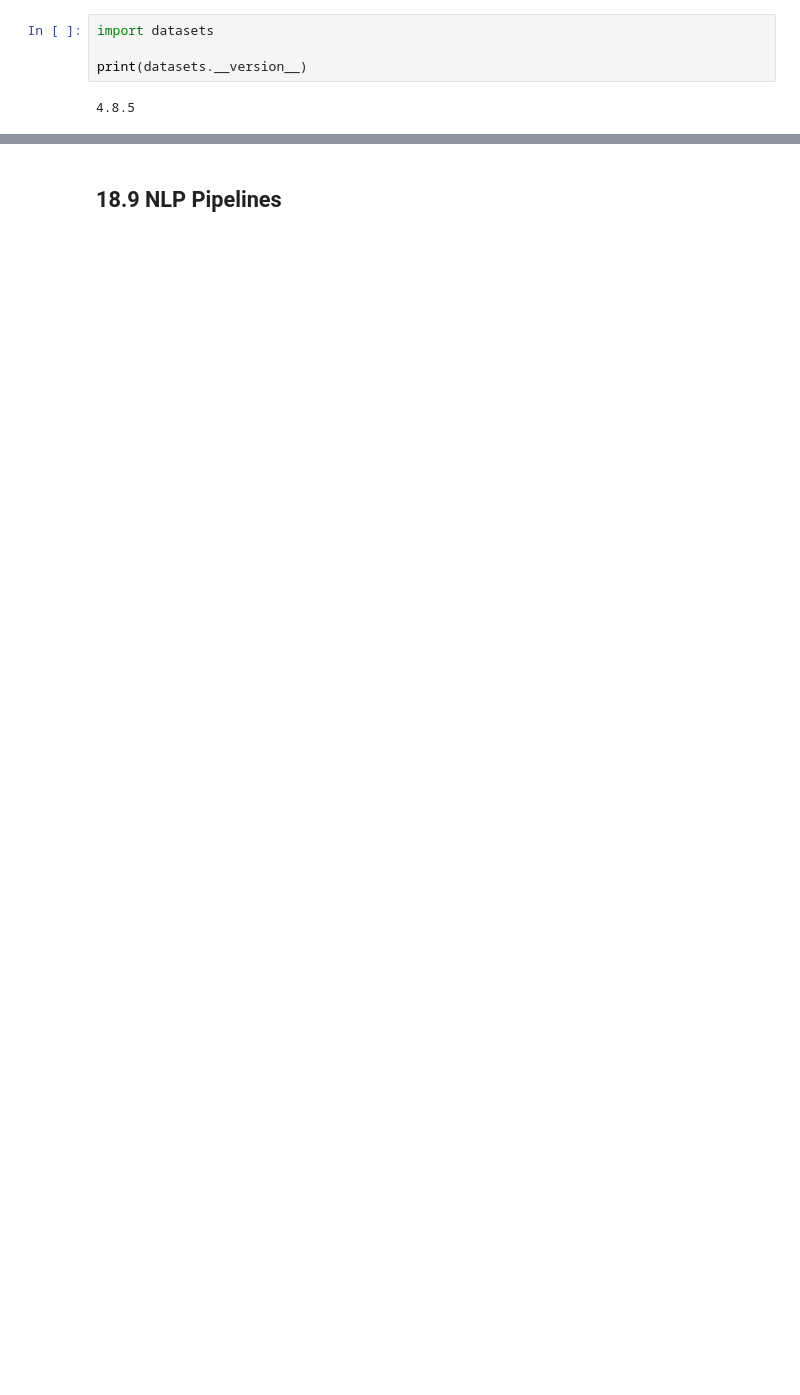
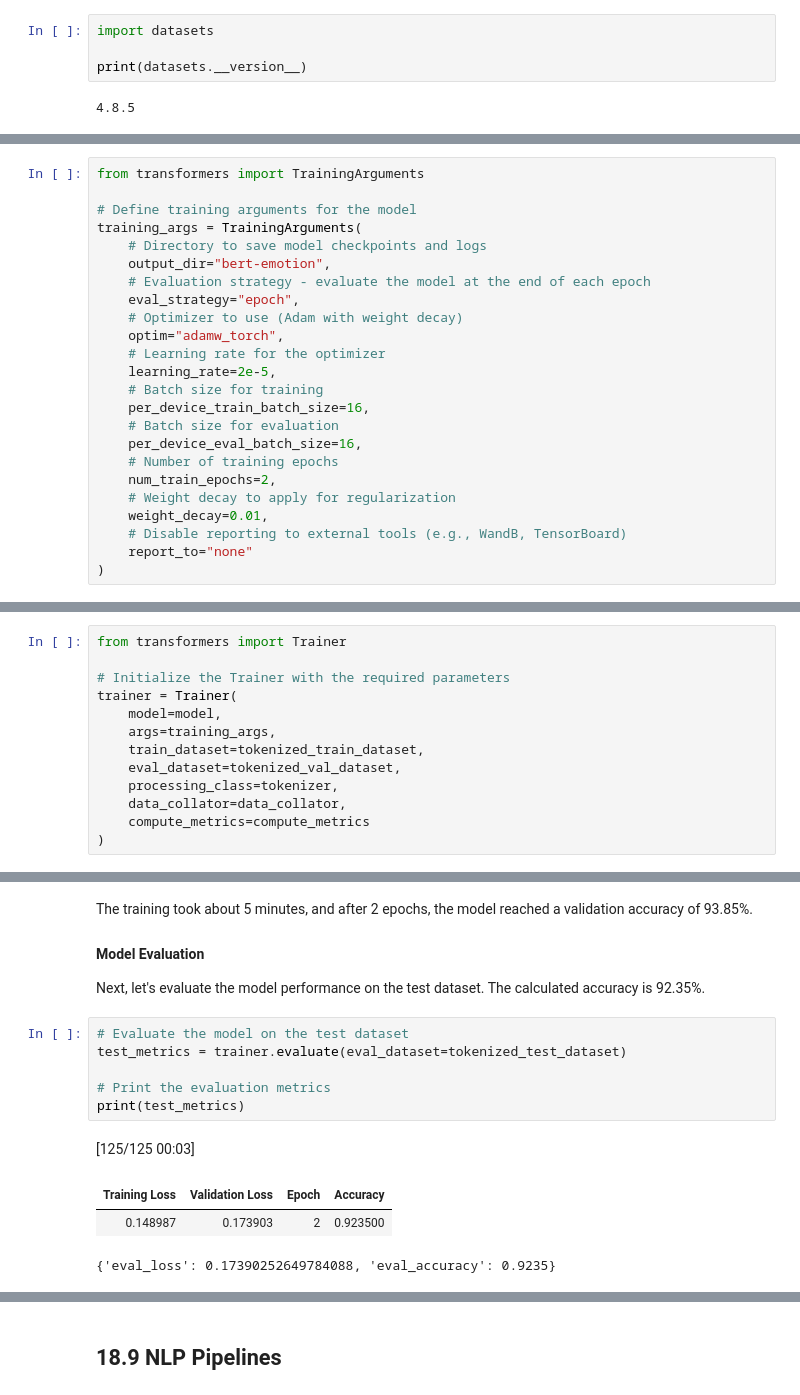
Before and after one commit to avakanski/Fall-2026-Applied-Data-Science-with-Python, a Jupyter notebook: Lectures/Theme_3-Model_Engineering/Lecture_18-NLP/Lecture_18-NLP.ipynb, the cells around one changed output, grey strips where cells are left out. Cells and saved outputs as stored; diff of their text form; blank space fills up the shorter version.

```diff
--- a/Lectures/Theme_3-Model_Engineering/Lecture_18-NLP/Lecture_18-NLP.ipynb
+++ b/Lectures/Theme_3-Model_Engineering/Lecture_18-NLP/Lecture_18-NLP.ipynb
@@ -849,0 +680,24 @@ Let's consider the sentence `input_string` in the next cell. We will first prepr
+# %%
+from transformers import TrainingArguments
+
+# Define training arguments for the model
+training_args = TrainingArguments(
+    # Directory to save model checkpoints and logs
+    output_dir="bert-emotion",
+    # Evaluation strategy - evaluate the model at the end of each epoch
+    eval_strategy="epoch",
+    # Optimizer to use (Adam with weight decay)
+    optim="adamw_torch",
+    # Learning rate for the optimizer
+    learning_rate=2e-5,
+    # Batch size for training
+    per_device_train_batch_size=16,
+    # Batch size for evaluation
+    per_device_eval_batch_size=16,
+    # Number of training epochs
+    num_train_epochs=2,
+    # Weight decay to apply for regularization
+    weight_decay=0.01,
+    # Disable reporting to external tools (e.g., WandB, TensorBoard)
+    report_to="none"
+)
@@ -849,0 +717,13 @@ Let's consider the sentence `input_string` in the next cell. We will first prepr
+# %%
+from transformers import Trainer
+
+# Initialize the Trainer with the required parameters
+trainer = Trainer(
+    model=model,
+    args=training_args,
+    train_dataset=tokenized_train_dataset,
+    eval_dataset=tokenized_val_dataset,
+    processing_class=tokenizer,
+    data_collator=data_collator,
+    compute_metrics=compute_metrics
+)
@@ -849,0 +739,17 @@ Let's consider the sentence `input_string` in the next cell. We will first prepr
+# %% [markdown]
+The training took about 5 minutes, and after 2 epochs, the model reached a validation accuracy of 93.85%.
+
+#### Model Evaluation
+
+Next, let's evaluate the model performance on the test dataset. The calculated accuracy is 92.35%.
+# %%
+# Evaluate the model on the test dataset
+test_metrics = trainer.evaluate(eval_dataset=tokenized_test_dataset)
+
+# Print the evaluation metrics
+print(test_metrics)
+# %% [output]
+[125/125 00:03]
+| Training Loss | Validation Loss | Epoch | Accuracy |
+| 0.148987 | 0.173903 | 2 | 0.923500 |
+{'eval_loss': 0.17390252649784088, 'eval_accuracy': 0.9235}
```
Also changed, not shown: parts of 255 cells of this notebook.
